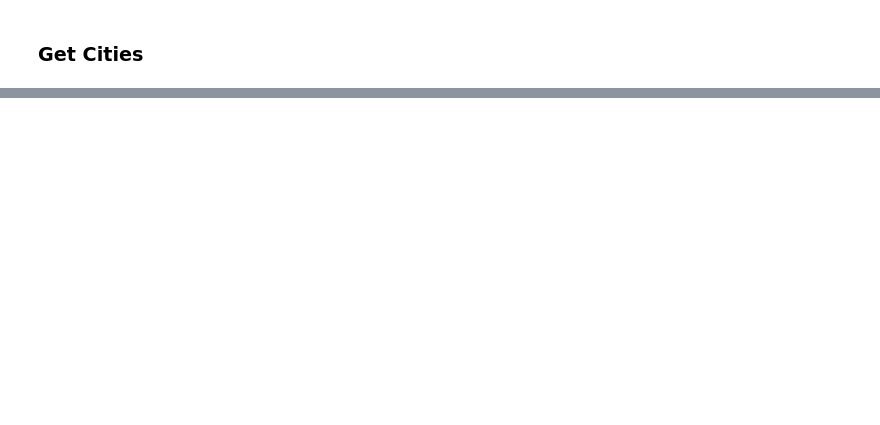
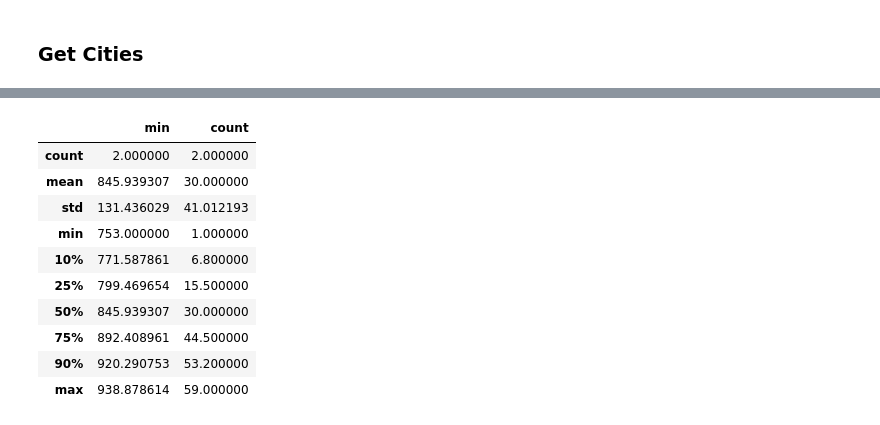
Before and after one commit to treilly94/ML_AirFare, a Jupyter notebook: exploration_noteboook.ipynb, the cells around one changed output, grey strips where cells are left out. Cells and saved outputs as stored; diff of their text form; code cells hidden in the pictures; blank space fills up the shorter version.

```diff
--- a/exploration_noteboook.ipynb
+++ b/exploration_noteboook.ipynb
@@ -93,0 +156,14 @@ fares
+# %%
+rf.describe([.1,.25,.5,.75,.9])
+# %% [output]
+|  | min | count |
+| count | 2.000000 | 2.000000 |
+| mean | 845.939307 | 30.000000 |
+| std | 131.436029 | 41.012193 |
+| min | 753.000000 | 1.000000 |
+| 10% | 771.587861 | 6.800000 |
+| 25% | 799.469654 | 15.500000 |
+| 50% | 845.939307 | 30.000000 |
+| 75% | 892.408961 | 44.500000 |
+| 90% | 920.290753 | 53.200000 |
+| max | 938.878614 | 59.000000 |
```
Also changed, not shown: parts of 13 cells of this notebook.
